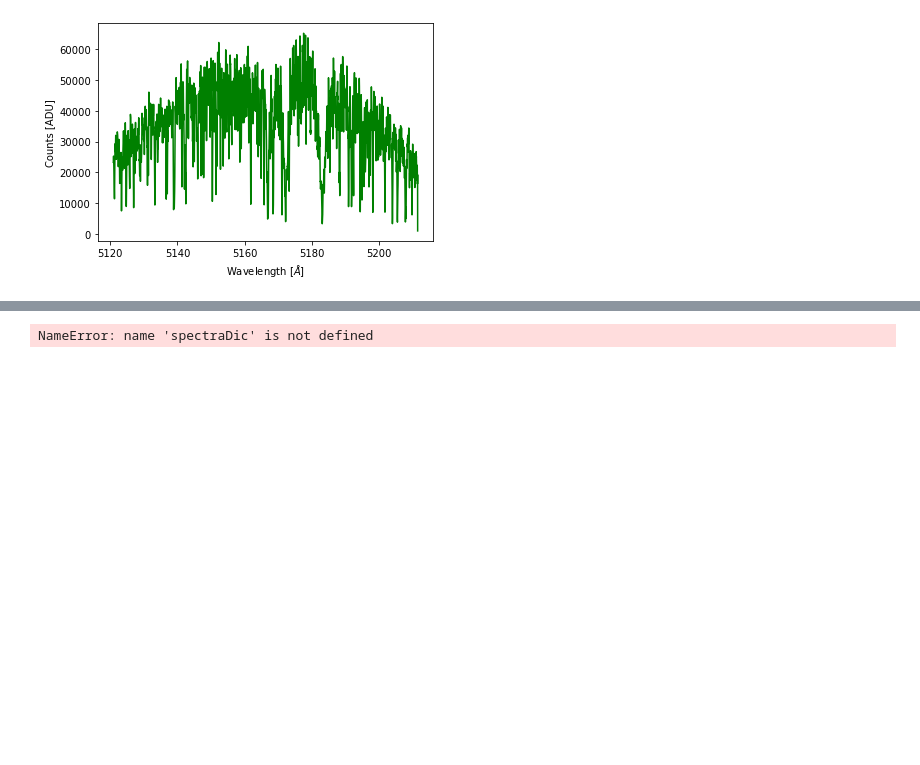
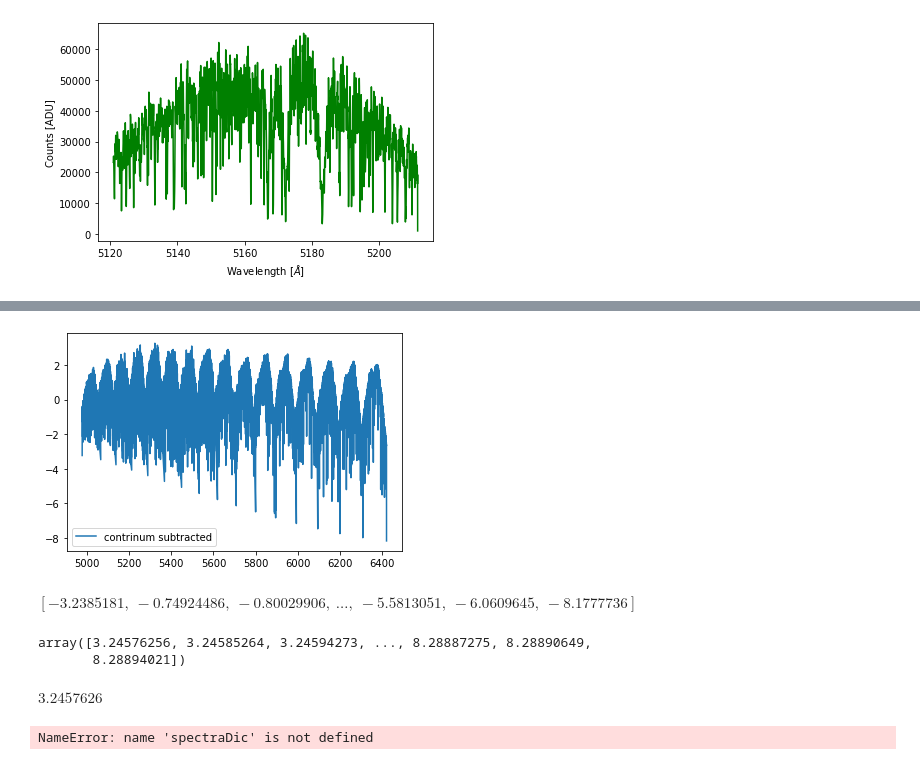
Before and after one commit to jgussman/CHIP, a Jupyter notebook: NoteBooks/main.ipynb, the cells around one changed output, grey strips where cells are left out. Saved outputs shown, nothing was run; the diff lists cells and outputs as text; code cells hidden in the pictures; blank space fills up the shorter version.

```diff
--- a/NoteBooks/main.ipynb
+++ b/NoteBooks/main.ipynb
@@ -349,5 +412,5 @@ WARNING:astropy:Model is linear in parameters; consider using linear fitting met
 # %%
-plt.plot(x,y - y_fit/u.Jy,label = 'contrinum subtracted')\
+plt.plot(x,y - y_fit/u.Jy,label = 'contrinum subtracted')
 plt.legend()
 plt.show()
 # %% [output]
@@ -355,5 +417,19 @@ SyntaxError: invalid syntax (<ipython-input-69-ea4fa3aa7c87>, line 2)
+[figure, added]
 # %%
 normalizedFlux = y - y_fit/u.Jy
+# %%
+y - y_fit/u.Jy
+# %% [output]
+$[-3.2385181,~-0.74924486,~-0.80029906,~\dots,~-5.5813051,~-6.0609645,~-8.1777736] \; \mathrm{}$
+# %%
+np.array(list(map(np.float,y_fit/u.Jy)))
+# %% [output]
+array([3.24576256, 3.24585264, 3.24594273, ..., 8.28887275, 8.28890649,
+       8.28894021])
+# %%
+(y_fit/u.Jy)[0]
+# %% [output]
+$3.2457626 \; \mathrm{}$
 # %%
 #Cross-corrlate
 # %%
```
Also changed, not shown: parts of 33 cells of this notebook.
